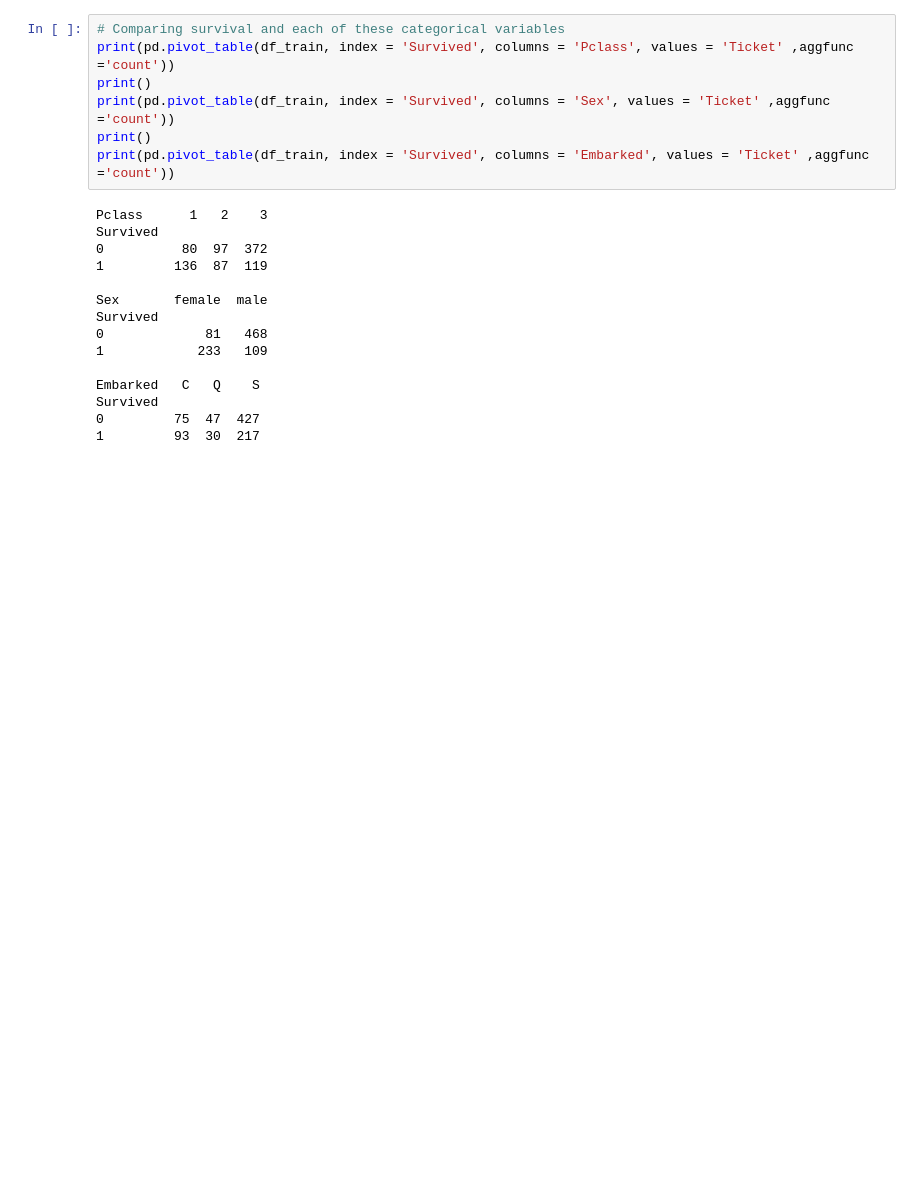
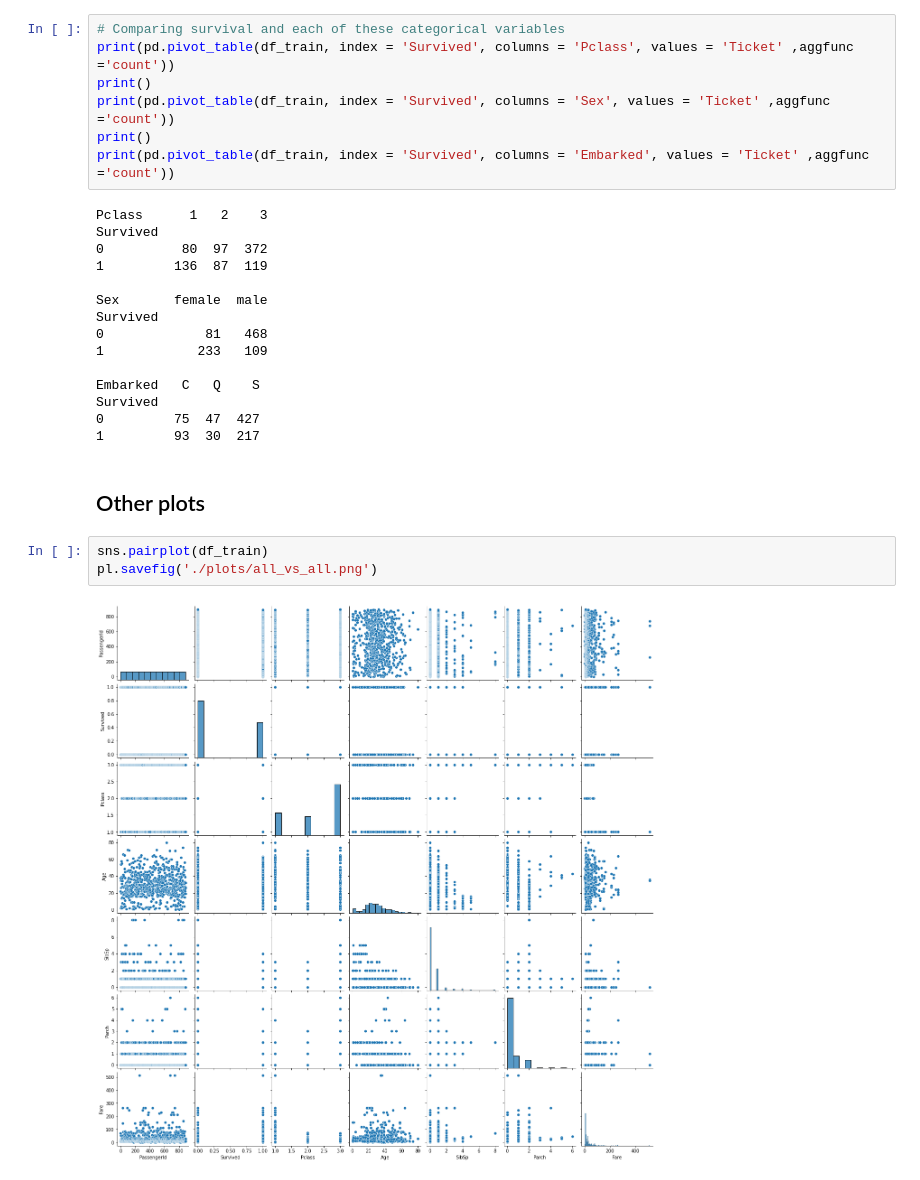
Before and after one commit to giovannipinna96/Titanic, a Jupyter notebook: Titanic_exploration.ipynb, the cells around one changed output. Saved outputs shown, nothing was run; the diff lists cells and outputs as text; blank space fills up the shorter version.

Commit message:
add plot

```diff
--- a/Titanic_exploration.ipynb
+++ b/Titanic_exploration.ipynb
@@ -228,3 +228,10 @@ Embarked   C   Q    S
 Survived
 0         75  47  427
 1         93  30  217
+# %% [markdown]
+## Other plots
+# %%
+sns.pairplot(df_train)
+pl.savefig('./plots/all_vs_all.png')
+# %% [output]
+[figure, added]
```
